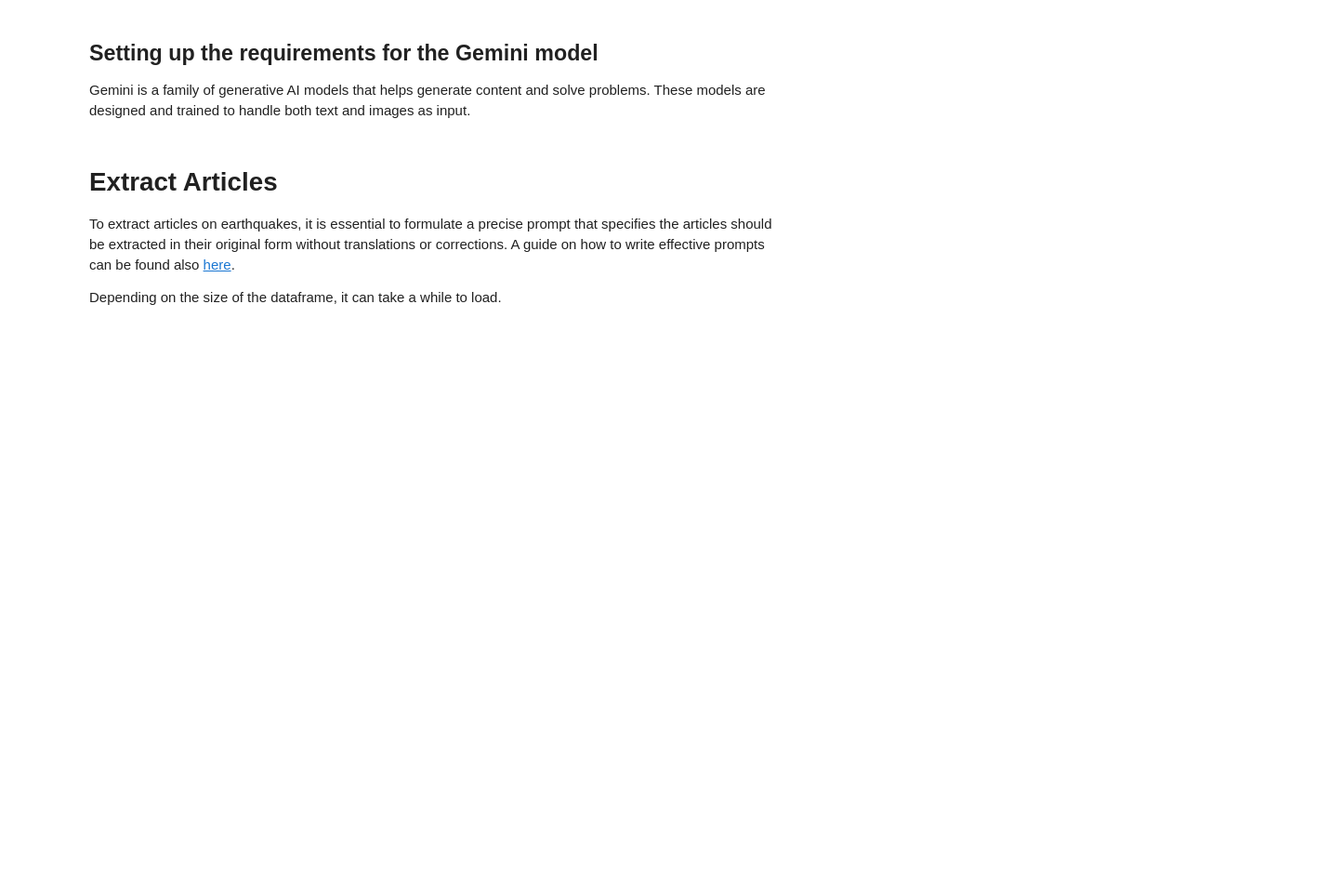
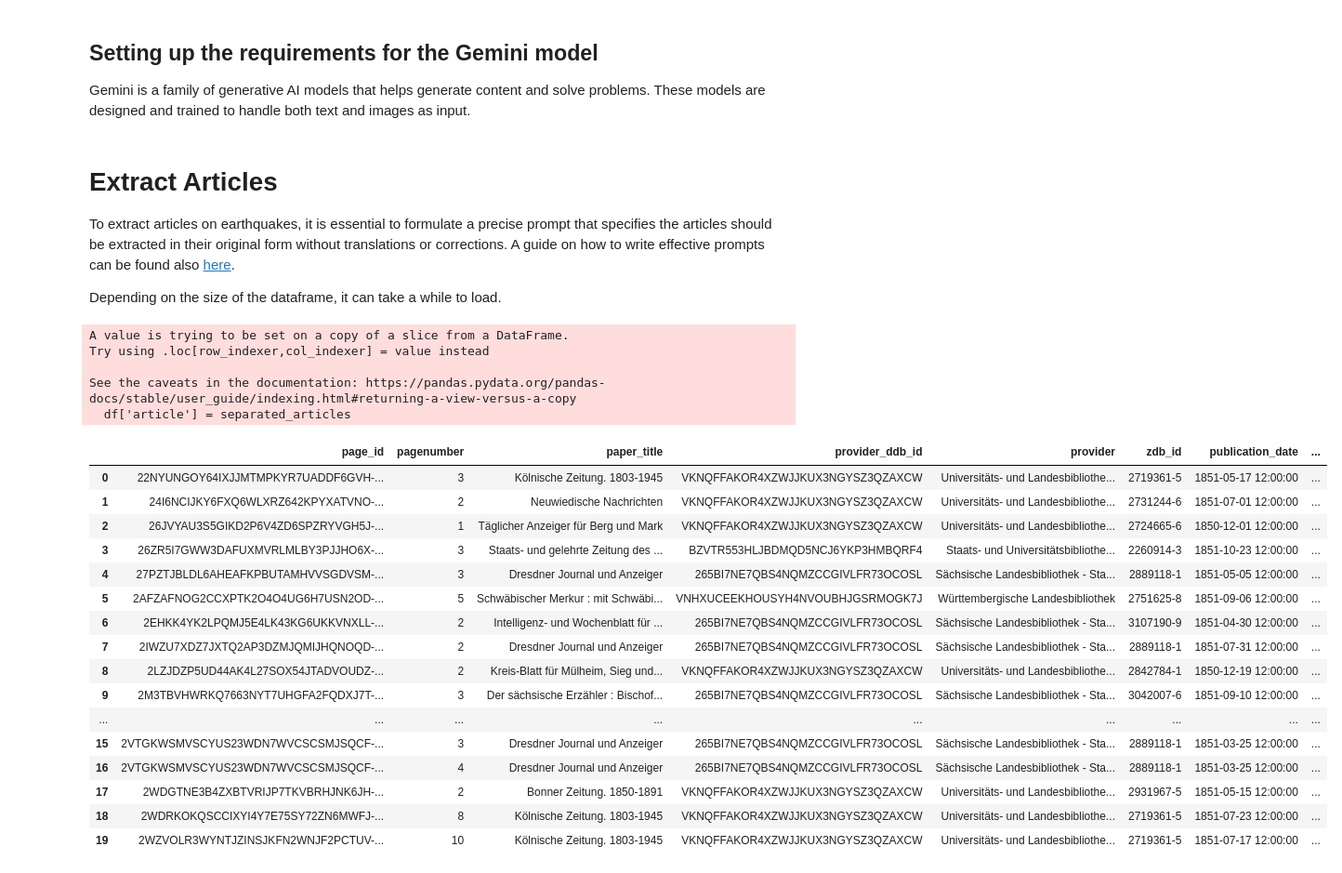
Before and after one commit to ieg-dhr/Notebooks4Historical_Newspapers, a Jupyter notebook: Gemini.ipynb, the cells around one changed output. Shown at 93% size. Saved outputs shown, nothing was run; the diff lists cells and outputs as text; code cells hidden in the pictures; blank space fills up the shorter version.

```diff
--- a/Gemini.ipynb
+++ b/Gemini.ipynb
@@ -95,7 +90,7 @@ def extract_context(keyword, text, window_size=context_window):
 contexts = []
 for index, row in df.iterrows():
     text = row['plainpagefulltext']
-    keyword = "Erdbeben"  # You can modify this
+    keyword = "rdbeben"  # You can modify this
     context = extract_context(keyword, text)
     contexts.append(context)
 
@@ -137,37 +132,62 @@ model = genai.GenerativeModel('gemini-1.5-pro')
 To extract articles on earthquakes, it is essential to formulate a precise prompt that specifies the articles should be extracted in their original form without translations or corrections. A guide on how to write effective prompts can be found also [here](https://https://support.google.com/a/users/answer/14200040?hl=en).
 
 Depending on the size of the dataframe, it can take a while to load.
+# %%
+df=df[:20]
 # %%
 import json
 def separate_articles(newspaper_page):
     # Define the prompt for separating articles
 
     response = model.generate_content(
-    [f"Bitte separiere NUR Berichte mit dem Begriff 'Rückwanderer' in ihrer ungeänderten deutschen Originalform, keine Änderungen, Zusätze oder zusätzliche Beschreibungen\n\n{newspaper_page}\n\n---\n\ ."])
+    [f"Bitte separiere NUR Berichte zu Erdbenen in ihrer ungeänderten deutschen Originalform, keine Änderungen, Zusätze oder zusätzliche Beschreibungen\n\n{newspaper_page}\n\n---\n\ ."])
     articles=response.text
     return articles
 
 
 
 # Create an empty list to store the separated articles
 separated_articles = []
 
 # Assuming `df` is your dataframe
 # Loop through each row in the dataframe
 for index, row in df.iterrows():
     # Extract the text of the newspaper page from the current row
     newspaper_page = row['context']
 
     # Separate articles for the current newspaper page
     articles = separate_articles(newspaper_page)
 
 
     # Append the articles to the list (assuming articles is a string; you might need to adjust if it's a list or another structure)
     separated_articles.append(articles)
 
 # Add the list of separated articles as a new column 'article' in the dataframe
 df['article'] = separated_articles
 
 # Print the modified dataframe
 df
+# %% [output]
+A value is trying to be set on a copy of a slice from a DataFrame.
+Try using .loc[row_indexer,col_indexer] = value instead
+
+See the caveats in the documentation: https://pandas.pydata.org/pandas-docs/stable/user_guide/indexing.html#returning-a-view-versus-a-copy
+  df['article'] = separated_articles
+|  | page_id | pagenumber | paper_title | provider_ddb_id | provider | zdb_id | publication_date | ... |
+| 0 | 22NYUNGOY64IXJJMTMPKYR7UADDF6GVH-... | 3 | Kölnische Zeitung. 1803-1945 | VKNQFFAKOR4XZWJJKUX3NGYSZ3QZAXCW | Universitäts- und Landesbibliothe... | 2719361-5 | 1851-05-17 12:00:00 | ... |
+| 1 | 24I6NCIJKY6FXQ6WLXRZ642KPYXATVNO-... | 2 | Neuwiedische Nachrichten | VKNQFFAKOR4XZWJJKUX3NGYSZ3QZAXCW | Universitäts- und Landesbibliothe... | 2731244-6 | 1851-07-01 12:00:00 | ... |
+| 2 | 26JVYAU3S5GIKD2P6V4ZD6SPZRYVGH5J-... | 1 | Täglicher Anzeiger für Berg und Mark | VKNQFFAKOR4XZWJJKUX3NGYSZ3QZAXCW | Universitäts- und Landesbibliothe... | 2724665-6 | 1850-12-01 12:00:00 | ... |
+| 3 | 26ZR5I7GWW3DAFUXMVRLMLBY3PJJHO6X-... | 3 | Staats- und gelehrte Zeitung des ... | BZVTR553HLJBDMQD5NCJ6YKP3HMBQRF4 | Staats- und Universitätsbibliothe... | 2260914-3 | 1851-10-23 12:00:00 | ... |
+| 4 | 27PZTJBLDL6AHEAFKPBUTAMHVVSGDVSM-... | 3 | Dresdner Journal und Anzeiger | 265BI7NE7QBS4NQMZCCGIVLFR73OCOSL | Sächsische Landesbibliothek - Sta... | 2889118-1 | 1851-05-05 12:00:00 | ... |
+| 5 | 2AFZAFNOG2CCXPTK2O4O4UG6H7USN2OD-... | 5 | Schwäbischer Merkur : mit Schwäbi... | VNHXUCEEKHOUSYH4NVOUBHJGSRMOGK7J | Württembergische Landesbibliothek | 2751625-8 | 1851-09-06 12:00:00 | ... |
+| 6 | 2EHKK4YK2LPQMJ5E4LK43KG6UKKVNXLL-... | 2 | Intelligenz- und Wochenblatt für ... | 265BI7NE7QBS4NQMZCCGIVLFR73OCOSL | Sächsische Landesbibliothek - Sta... | 3107190-9 | 1851-04-30 12:00:00 | ... |
+| 7 | 2IWZU7XDZ7JXTQ2AP3DZMJQMIJHQNOQD-... | 2 | Dresdner Journal und Anzeiger | 265BI7NE7QBS4NQMZCCGIVLFR73OCOSL | Sächsische Landesbibliothek - Sta... | 2889118-1 | 1851-07-31 12:00:00 | ... |
+| 8 | 2LZJDZP5UD44AK4L27SOX54JTADVOUDZ-... | 2 | Kreis-Blatt für Mülheim, Sieg und... | VKNQFFAKOR4XZWJJKUX3NGYSZ3QZAXCW | Universitäts- und Landesbibliothe... | 2842784-1 | 1850-12-19 12:00:00 | ... |
+| 9 | 2M3TBVHWRKQ7663NYT7UHGFA2FQDXJ7T-... | 3 | Der sächsische Erzähler : Bischof... | 265BI7NE7QBS4NQMZCCGIVLFR73OCOSL | Sächsische Landesbibliothek - Sta... | 3042007-6 | 1851-09-10 12:00:00 | ... |
+| ... | ... | ... | ... | ... | ... | ... | ... | ... |
+| 15 | 2VTGKWSMVSCYUS23WDN7WVCSCSMJSQCF-... | 3 | Dresdner Journal und Anzeiger | 265BI7NE7QBS4NQMZCCGIVLFR73OCOSL | Sächsische Landesbibliothek - Sta... | 2889118-1 | 1851-03-25 12:00:00 | ... |
+| 16 | 2VTGKWSMVSCYUS23WDN7WVCSCSMJSQCF-... | 4 | Dresdner Journal und Anzeiger | 265BI7NE7QBS4NQMZCCGIVLFR73OCOSL | Sächsische Landesbibliothek - Sta... | 2889118-1 | 1851-03-25 12:00:00 | ... |
+| 17 | 2WDGTNE3B4ZXBTVRIJP7TKVBRHJNK6JH-... | 2 | Bonner Zeitung. 1850-1891 | VKNQFFAKOR4XZWJJKUX3NGYSZ3QZAXCW | Universitäts- und Landesbibliothe... | 2931967-5 | 1851-05-15 12:00:00 | ... |
+| 18 | 2WDRKOKQSCCIXYI4Y7E75SY72ZN6MWFJ-... | 8 | Kölnische Zeitung. 1803-1945 | VKNQFFAKOR4XZWJJKUX3NGYSZ3QZAXCW | Universitäts- und Landesbibliothe... | 2719361-5 | 1851-07-23 12:00:00 | ... |
+| 19 | 2WZVOLR3WYNTJZINSJKFN2WNJF2PCTUV-... | 10 | Kölnische Zeitung. 1803-1945 | VKNQFFAKOR4XZWJJKUX3NGYSZ3QZAXCW | Universitäts- und Landesbibliothe... | 2719361-5 | 1851-07-17 12:00:00 | ... |
 # %%
```
Also changed, not shown: parts of 2 cells of this notebook.
